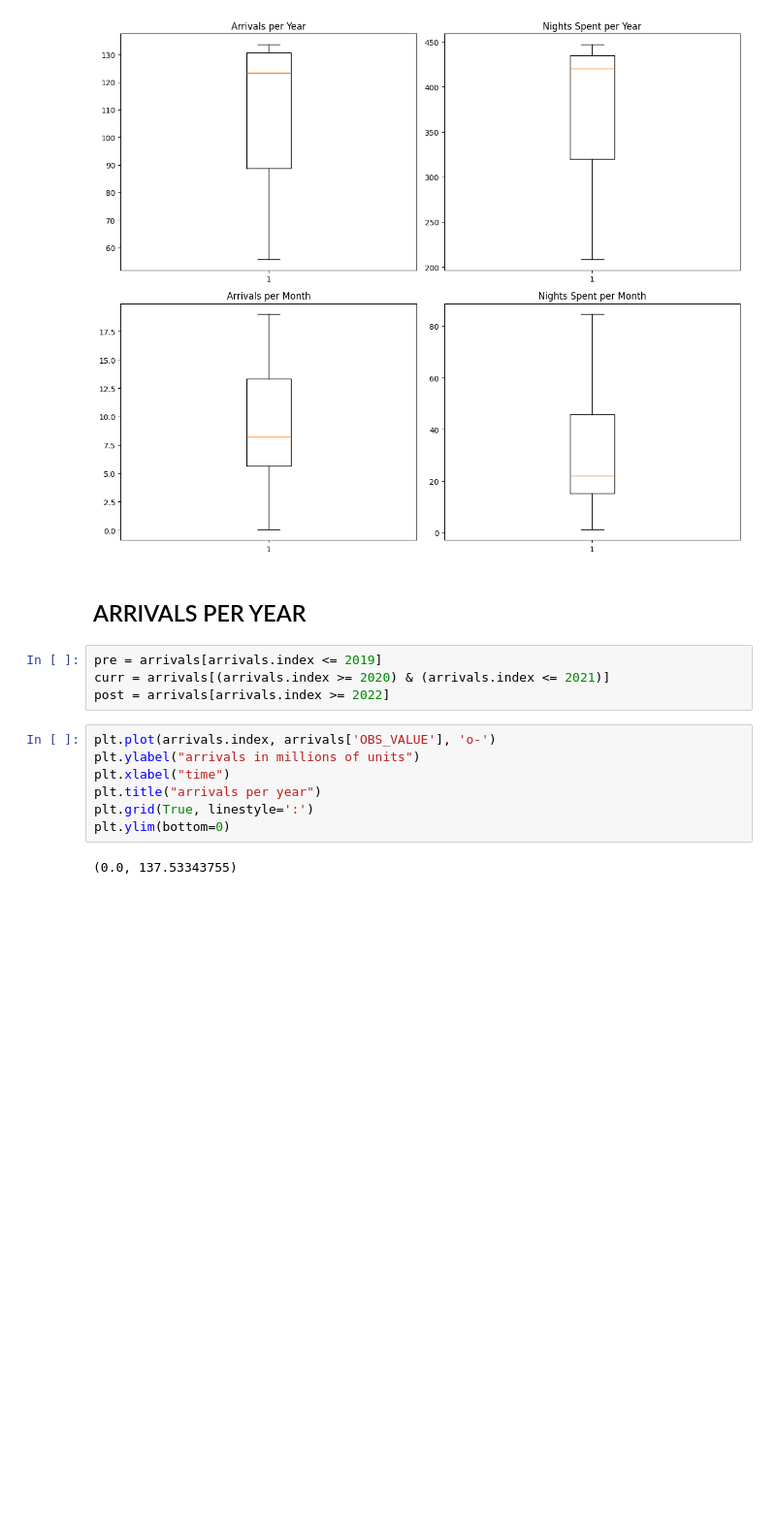
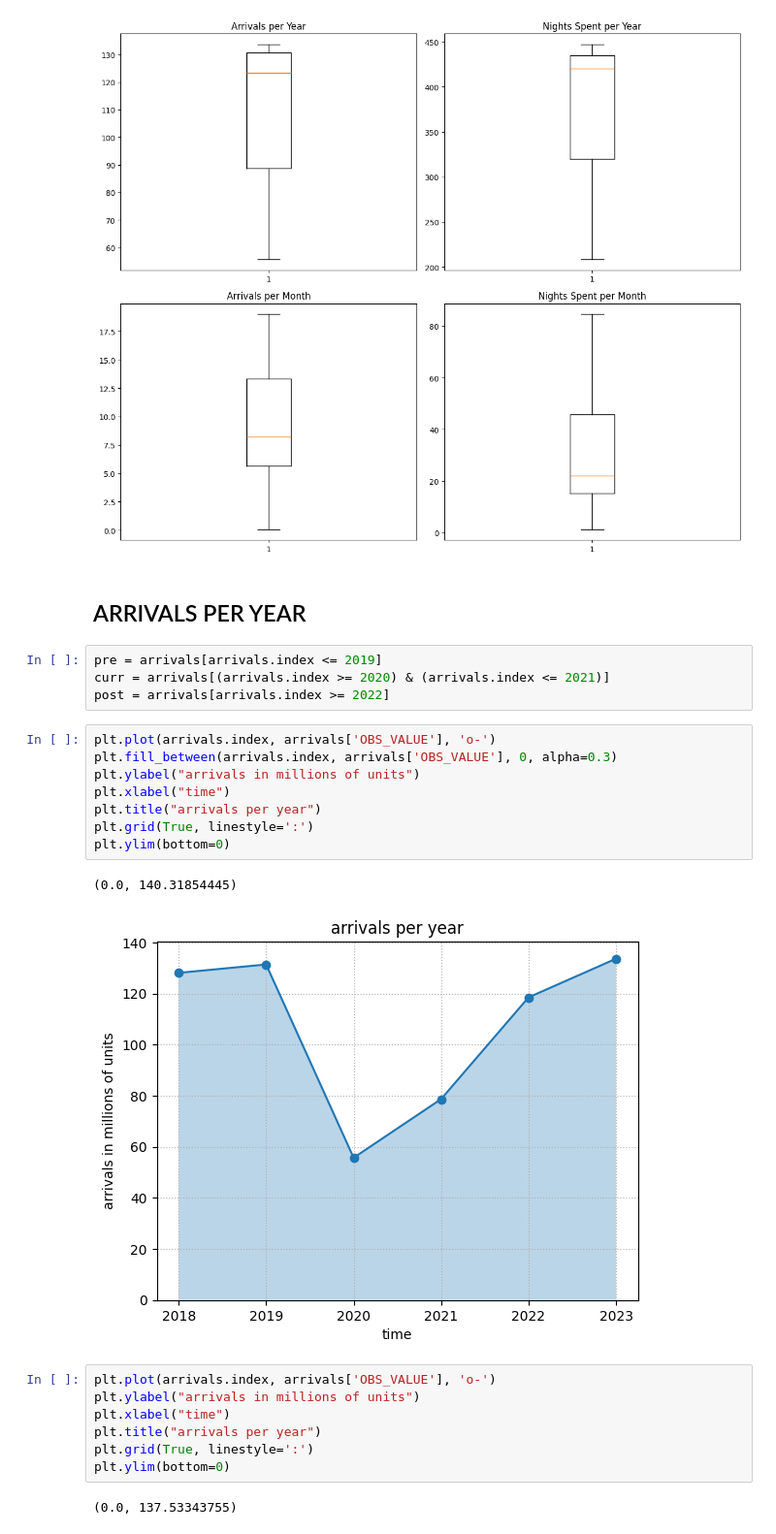
Before and after one commit to T0ls/data-Visualization, a Jupyter notebook: code/index.ipynb, the cells around one changed output. Shown at 97% size. Saved outputs shown, nothing was run; the diff lists cells and outputs as text; blank space fills up the shorter version.

Commit message:
feat: new graphs

```diff
--- a/code/index.ipynb
+++ b/code/index.ipynb
@@ -187,6 +187,17 @@ plt.show()
 pre = arrivals[arrivals.index <= 2019]
 curr = arrivals[(arrivals.index >= 2020) & (arrivals.index <= 2021)]
 post = arrivals[arrivals.index >= 2022]
+# %%
+plt.plot(arrivals.index, arrivals['OBS_VALUE'], 'o-')
+plt.fill_between(arrivals.index, arrivals['OBS_VALUE'], 0, alpha=0.3)
+plt.ylabel("arrivals in millions of units")
+plt.xlabel("time")
+plt.title("arrivals per year")
+plt.grid(True, linestyle=':')
+plt.ylim(bottom=0)
+# %% [output]
+(0.0, 140.31854445)
+[figure, added]
 # %%
 plt.plot(arrivals.index, arrivals['OBS_VALUE'], 'o-')
 plt.ylabel("arrivals in millions of units")
```
Also changed, not shown: parts of 3 cells of this notebook.
